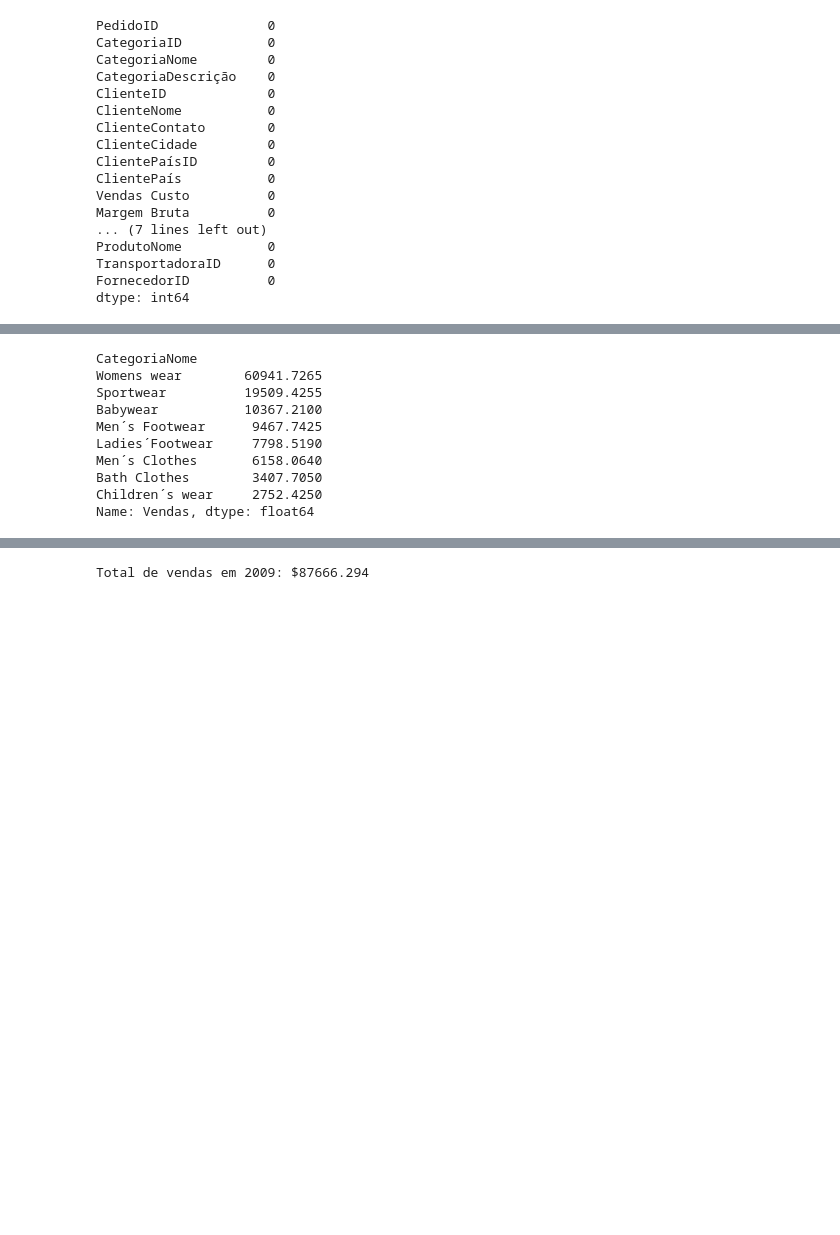
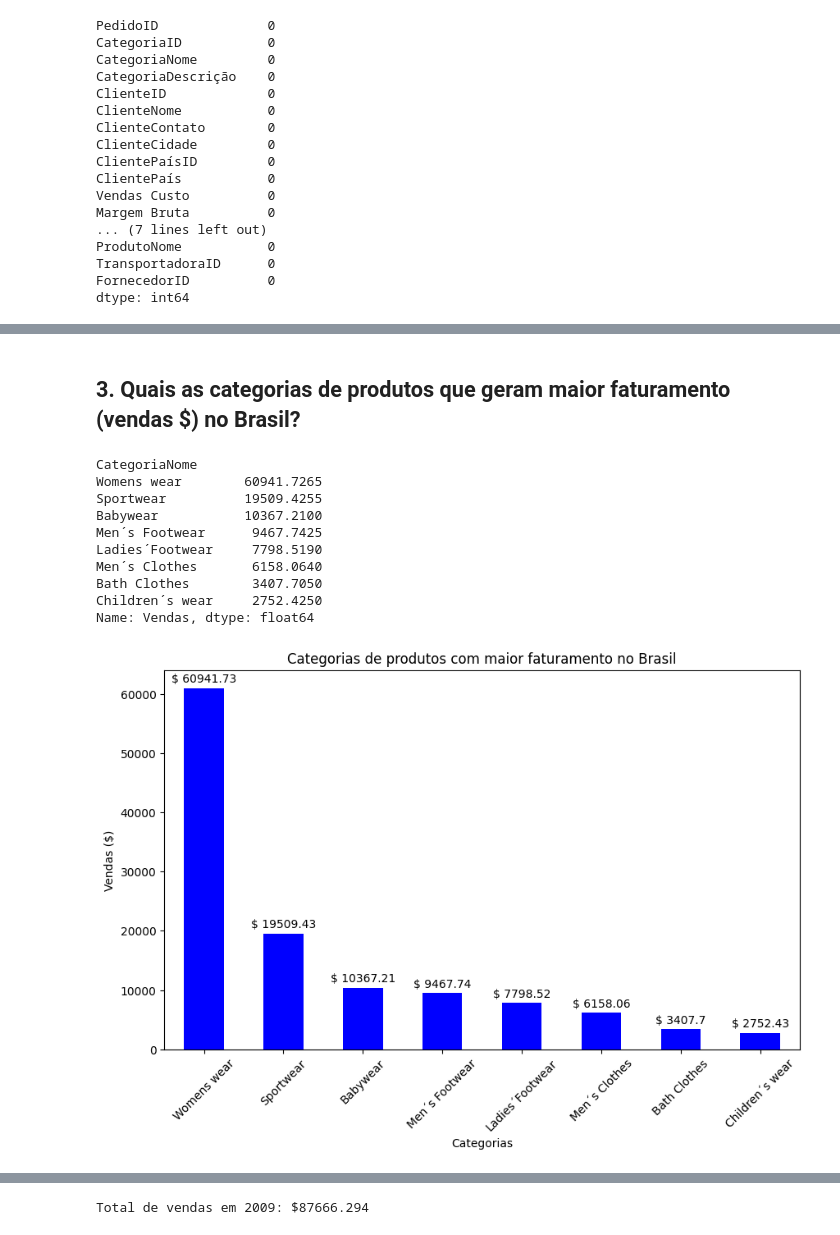
Before and after one commit to oliviaoliva/PrimeiraAtividadeBI, a Jupyter notebook: AtividadeBI1-checkpoint.ipynb, the cells around one changed output, grey strips where cells are left out. Saved outputs shown, nothing was run; the diff lists cells and outputs as text; code cells hidden in the pictures; blank space fills up the shorter version.

```diff
--- a/AtividadeBI1-checkpoint.ipynb
+++ b/AtividadeBI1-checkpoint.ipynb
@@ -108,15 +156,40 @@ Name: Vendas, dtype: float64
+# %% [markdown]
+## 3. Quais as categorias de produtos que geram maior faturamento (vendas $) no Brasil?
 # %%
-categorias_brasil = vendas_globais[vendas_globais['ClientePaís'] == 'Brazil'].groupby('CategoriaNome')['Vendas'].sum().sort_values(ascending=False)
+categorias_brasil = vendas_globais[
+    vendas_globais['ClientePaís'] == 'Brazil'].groupby(
+        'CategoriaNome')['Vendas'].sum().sort_values(ascending=False)
 
 print(categorias_brasil)
+
+# Plotar gráfico de barras
+# fig, axs = plt.subplots(figsize=(10, 6))
+# top_paises.plot(kind='bar', color='blue', ax=axs)
+# axs.set_title('Top 3 países por vendas')
+# axs.set_xlabel('Países')
+# axs.set_ylabel('Vendas ($)')
+
+_, axs = criarGraficoDeBarras(
+    series=categorias_brasil,
+    xlabel='Categorias',
+    ylabel='Vendas ($)',
+    title='Categorias de produtos com maior faturamento no Brasil')
+
+# Adicionar valores no topo das barras
+for i, valor in enumerate(categorias_brasil):
+    # valor + 1000 é a posição do texto no eixo y
+    axs.text(i, valor + 1000, f'$ {round(valor, 2)}', color='black', ha='center')
+
+plt.show()
 # %% [output]
 CategoriaNome
 Womens wear        60941.7265
 Sportwear          19509.4255
 Babywear           10367.2100
 Men´s Footwear      9467.7425
 Ladies´Footwear     7798.5190
 Men´s Clothes       6158.0640
 Bath Clothes        3407.7050
 Children´s wear     2752.4250
 Name: Vendas, dtype: float64
+[figure, added]
```
Also changed, not shown: parts of 33 cells of this notebook, 5 other files.
